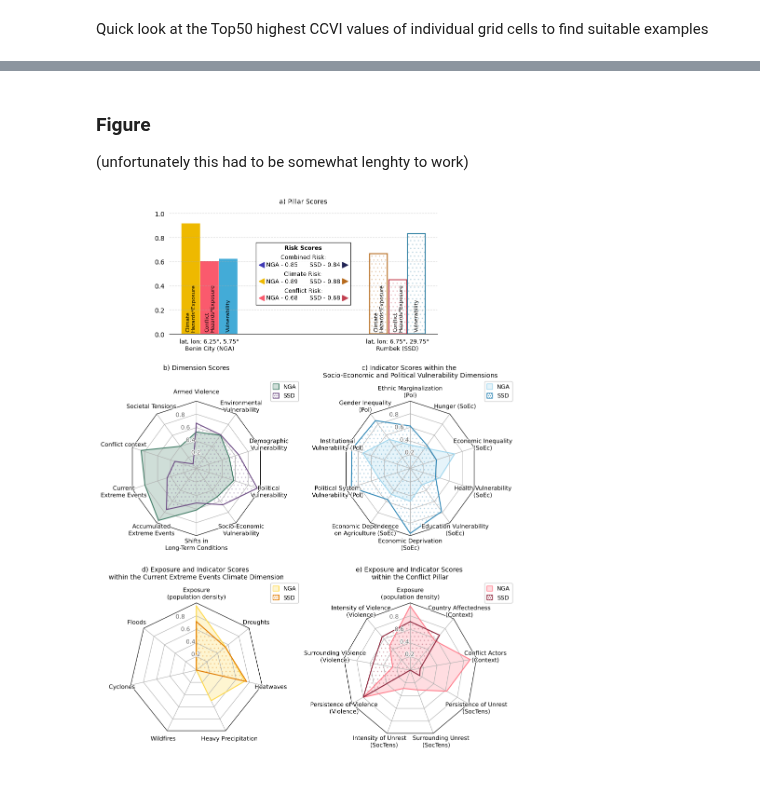
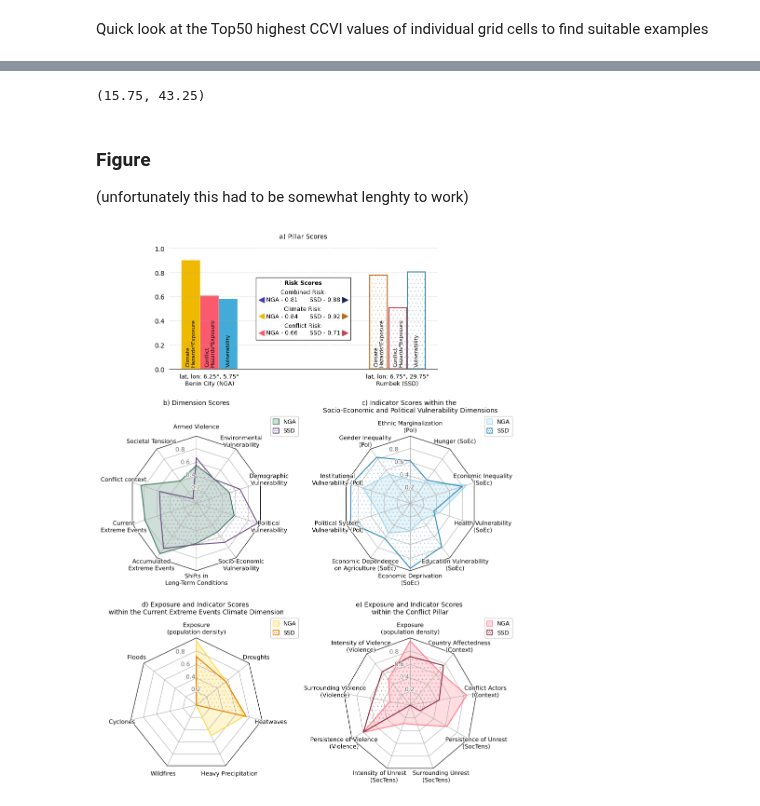
Before and after one commit to ccew-unibw/ccvi-data, a Jupyter notebook: paper/ccvi_paper_analysis.ipynb, the cells around one changed output, grey strips where cells are left out. Drawn from its saved outputs; the diff is of its cells as text; code cells hidden in the pictures.

Commit message:
figures renamed; data input in line with download; additional LOO tables

```diff
--- a/paper/ccvi_paper_analysis.ipynb
+++ b/paper/ccvi_paper_analysis.ipynb
@@ -27,3 +27 @@ from base.objects import GlobalBaseGrid, ConfigParser
 from utils.conversions import ccvi_series_to_xarray
-# %%
-mpl.rcParams['font.sans-serif']
@@ -46,14 +32,17 @@ Prepare data for analysis. Data corresponds to the scores available for download
 config = ConfigParser()
 fp = config.get_global_config()["storage_path"]
 
-# manually load and merge data
-df_scores = pd.read_parquet(os.path.join(fp, 'output/2025_Q3/ccvi_scores_2025_Q3.parquet'))
-df_exp = pd.read_parquet(os.path.join(fp, 'output/exposure.parquet'))
+# load and merge data - these files correspond to the data available @ https://climate-conflict.org/data/download/2026-2/ccvi-full-2026-2.zip
+df_scores = pd.read_parquet(os.path.join(fp, 'output/tool/2026_Q2/ccvi_scores.parquet'))
+df_scores = df_scores[[c for c in df_scores.columns if not (c.endswith("_raw") or c.endswith("_exposure"))]]
+df_exp = pd.read_parquet(os.path.join(fp, 'output/tool/2026_Q2/exposure_layers.parquet'))
 df_full = pd.merge(df_scores, df_exp[["EXP_pop_density", "EXP_pop_density_raw"]], how='left', left_index=True, right_index=True)
 
 # select quarter for analysis and forward fill scores
 imp = PanelImputer(location_index="pgid", time_index=["year", "quarter"], imputation_method="ffill")
 df_full = imp.fit_transform(df_full)
-df = df_full.loc[(slice(None), 2025, 3), : ]
+
+# we use the latest quarter for most of this
+df = df_full.loc[(slice(None), 2026, 2), : ]
 df.head()
 # %% [output]
@@ -572,3 +544,9 @@ top50[top50.iso3.isin(["NGA", "SSD"])]
+# %%
+from utils.conversions import pgid_to_coords
+
+pgid_to_coords(152367)
+# %% [output]
+(15.75, 43.25)
 # %% [markdown]
 ### Figure
 (unfortunately this had to be somewhat lenghty to work)
@@ -666,8 +644,8 @@ def add_risk_legend_box(
     ax.add_artist(anchored)
     return anchored
 # %%
-nga_highest = top50.loc[138612]
-ssd_highest = top50.loc[139380]
+nga_highest = df_full.loc[138612, 2025, 3]
+ssd_highest = df_full.loc[139380, 2025, 3]
 locations = [
     "lat, lon: 6.25°, 5.75°\nBenin City (NGA)",
     "lat, lon: 6.75°, 29.75°\nRumbek (SSD)"
@@ -879,32 +857,31 @@ conflict_indicators = [
     'CON_context_country'
 ]
 conflict_labels = [
     'Exposure\n(population density)',
     'Intensity of Violence\n(Violence)',
     'Surrounding Violence\n(Violence)',
     'Persistence of Violence\n(Violence)',
     'Intensity of Unrest     \n(SocTens)',
     '     Surrounding Unrest\n(SocTens)',
     'Persistence of Unrest\n(SocTens)',
     'Conflict Actors\n(Context)',
     'Country Affectedness\n(Context)'
 ]
 theta = radar_factory(len(conflict_indicators), frame='polygon')
 ax5 = fig.add_subplot(326, projection = "radar")
 ax5 = radar_chart(
     ax = ax5,
     theta=theta,
     indicators = conflict_indicators,
     labels = conflict_labels,
     color_nga = mpl.colormaps["conflict"]([.4]),
     color_ssd = mpl.colormaps["conflict"]([1.0])
 )
 ax5.set_title("e) Exposure and Indicator Scores \nwithin the Conflict Pillar", size=title_size, y=1.15)
 
 plt.subplots_adjust(hspace=0.5, wspace=0.45)
 pos = ax1.get_position()
 ax1.set_position((pos.x0 +.1, pos.y0, pos.width-.2, pos.height-.02))
-plt.savefig("paper/figures/figure4-risk-profiles.png", dpi=600, bbox_inches="tight")
 plt.show()
 # %% [output]
-[figure, old version]
+[figure, new version]
```
Also changed, not shown: parts of 17 cells of this notebook, 22 other files.
